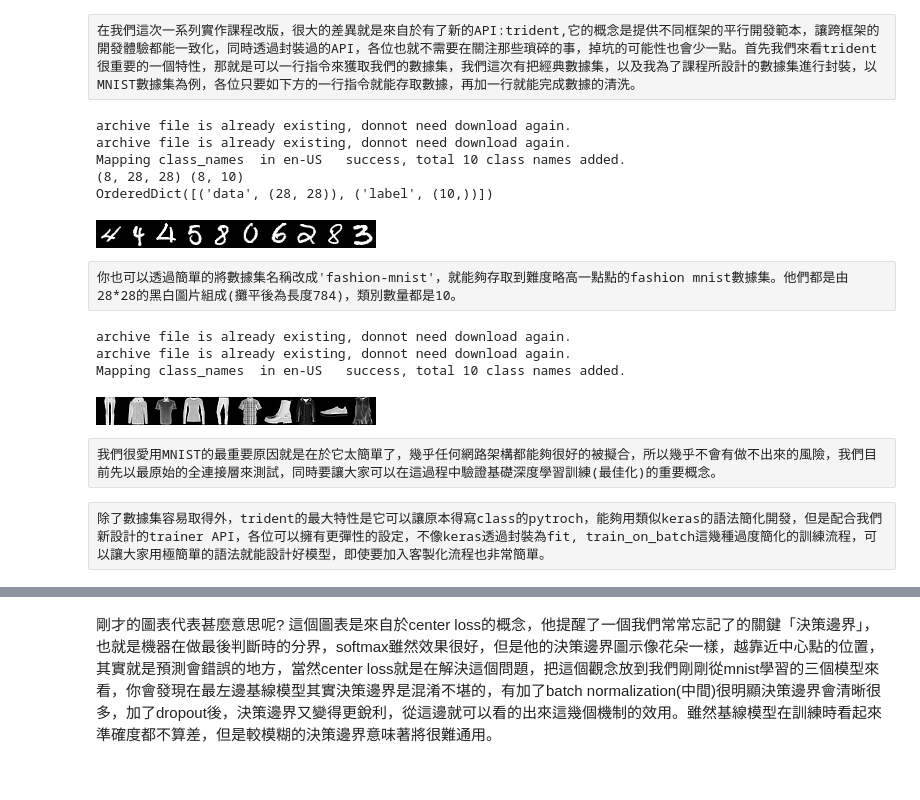
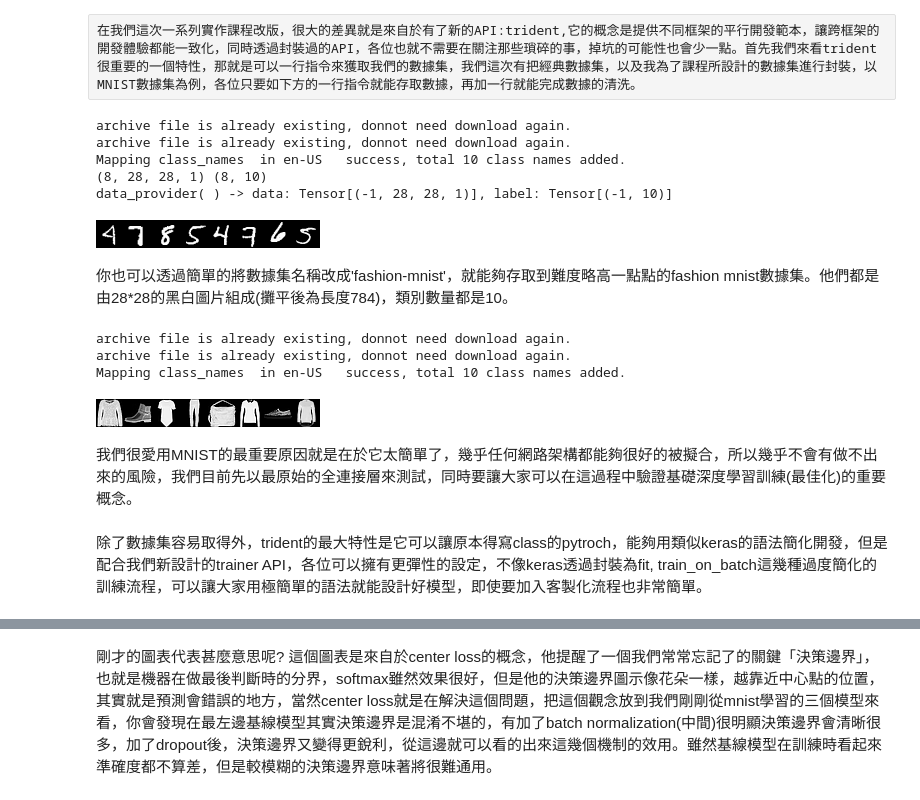
Before and after one commit to AllanYiin/DeepBelief_Course5_Examples, a Jupyter notebook: epoch001_另一種角度看mnist/HelloWorld_mnist_tf.ipynb, the cells around one changed output, grey strips where cells are left out. Drawn from its saved outputs; the diff is of its cells as text; code cells hidden in the pictures.

```diff
--- a/epoch001_另一種角度看mnist/HelloWorld_mnist_tf.ipynb
+++ b/epoch001_另一種角度看mnist/HelloWorld_mnist_tf.ipynb
@@ -33,42 +33,40 @@ Using pillow image backend.
 在我們這次一系列實作課程改版，很大的差異就是來自於有了新的API:trident,它的概念是提供不同框架的平行開發範本，讓跨框架的開發體驗都能一致化，同時透過封裝過的API，各位也就不需要在關注那些瑣碎的事，掉坑的可能性也會少一點。首先我們來看trident很重要的一個特性，那就是可以一行指令來獲取我們的數據集，我們這次有把經典數據集，以及我為了課程所設計的數據集進行封裝，以MNIST數據集為例，各位只要如下方的一行指令就能存取數據，再加一行就能完成數據的清洗。
 # %%
 data_provider=T.load_mnist('mnist') #讀取mnist數據集
-data_provider.image_transform_funcs=[normalize(127.5,127.5)] #在圖像預處理流程中加入正規化
-data,label=data_provider.next()
-print(data.shape,label.shape)
+#data_provider.image_transform_funcs=[normalize(127.5,127.5)] #在圖像預處理流程中加入正規化
+imgs,label=data_provider.next()
+print(imgs.shape,label.shape)
 print(data_provider.signature)
 
-img_list=[random.choice(data_provider.get_all_data(is_shuffle=True)).reshape((28,28)) for i in range(10)]#從全體圖像數據(get_all_data())抽10筆
 
-merged_img=array2image(np.concatenate(img_list,axis=1)) #沿著x軸(axis=1)疊合後，利用array2image轉成圖檔
+merged_img=array2image(np.concatenate(imgs,axis=-2)) #沿著x軸(axis=2)疊合後，利用array2image轉成圖檔
 
 
 merged_img #顯示圖片
 # %% [output]
 archive file is already existing, donnot need download again.
 archive file is already existing, donnot need download again.
 Mapping class_names  in en-US   success, total 10 class names added.
-(8, 28, 28) (8, 10)
-OrderedDict([('data', (28, 28)), ('label', (10,))])
+(8, 28, 28, 1) (8, 10)
+data_provider( ) -> data: Tensor[(-1, 28, 28, 1)], label: Tensor[(-1, 10)]
-[figure, old version]
+[figure, new version]
-# %% [raw]
-你也可以透過簡單的將數據集名稱改成'fashion-mnist'，就能夠存取到難度略高一點點的fashion mnist數據集。他們都是由28*28的黑白圖片組成(攤平後為長度784)，類別數量都是10。
+# %% [markdown]
+你也可以透過簡單的將數據集名稱改成'fashion-mnist'，就能夠存取到難度略高一點點的fashion mnist數據集。他們都是由28*28的黑白圖片組成(攤平後為長度784)，類別數量都是10。
 # %%
 fdata_provider=T.load_mnist('fashion-mnist') #讀取fashion mnist數據集
-
-img_list2=[random.choice(fdata_provider.get_all_data(get_image_mode = GetImageMode.expect)) for i in range(10)]#從全體圖像數據(get_all_data())抽10筆
-merged_img2=array2image(np.concatenate(img_list2,axis=1)) #沿著x軸(axis=1)疊合後，利用array2image轉成圖檔
+fimgs,flabels=fdata_provider.next()
+merged_img2=array2image(np.concatenate(fimgs,axis=-2)) #沿著x軸(axis=1)疊合後，利用array2image轉成圖檔
 
 merged_img2 #顯示圖片
 # %% [output]
 archive file is already existing, donnot need download again.
 archive file is already existing, donnot need download again.
 Mapping class_names  in en-US   success, total 10 class names added.
-[figure, old version]
+[figure, new version]
-# %% [raw]
-我們很愛用MNIST的最重要原因就是在於它太簡單了，幾乎任何網路架構都能夠很好的被擬合，所以幾乎不會有做不出來的風險，我們目前先以最原始的全連接層來測試，同時要讓大家可以在這過程中驗證基礎深度學習訓練(最佳化)的重要概念。
-# %% [raw]
-除了數據集容易取得外，trident的最大特性是它可以讓原本得寫class的pytroch，能夠用類似keras的語法簡化開發，但是配合我們新設計的trainer API，各位可以擁有更彈性的設定，不像keras透過封裝為fit, train_on_batch這幾種過度簡化的訓練流程，可以讓大家用極簡單的語法就能設計好模型，即使要加入客製化流程也非常簡單。
+# %% [markdown]
+我們很愛用MNIST的最重要原因就是在於它太簡單了，幾乎任何網路架構都能夠很好的被擬合，所以幾乎不會有做不出來的風險，我們目前先以最原始的全連接層來測試，同時要讓大家可以在這過程中驗證基礎深度學習訓練(最佳化)的重要概念。
+# %% [markdown]
+除了數據集容易取得外，trident的最大特性是它可以讓原本得寫class的pytroch，能夠用類似keras的語法簡化開發，但是配合我們新設計的trainer API，各位可以擁有更彈性的設定，不像keras透過封裝為fit, train_on_batch這幾種過度簡化的訓練流程，可以讓大家用極簡單的語法就能設計好模型，即使要加入客製化流程也非常簡單。
 # %%
 net1=Sequential(
     Flatten(),
```
Also changed, not shown: parts of 20 cells of this notebook, 1 other file.
